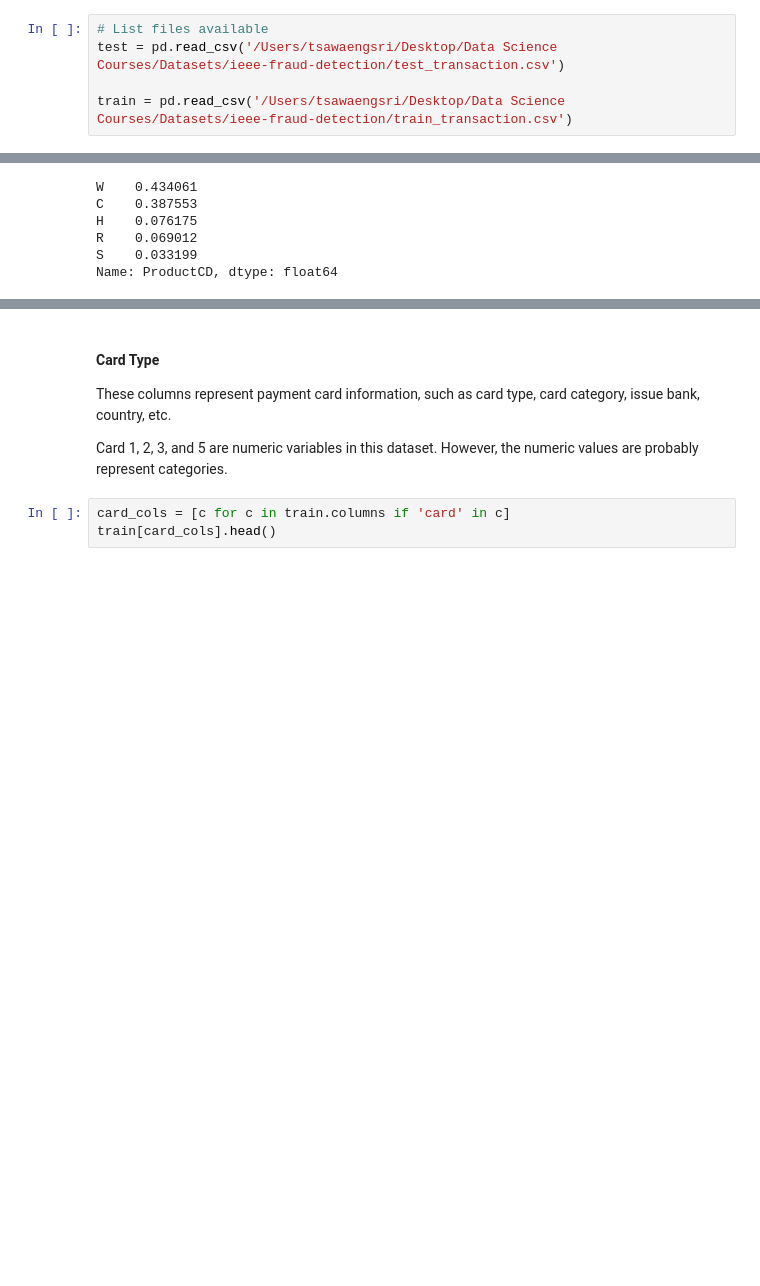
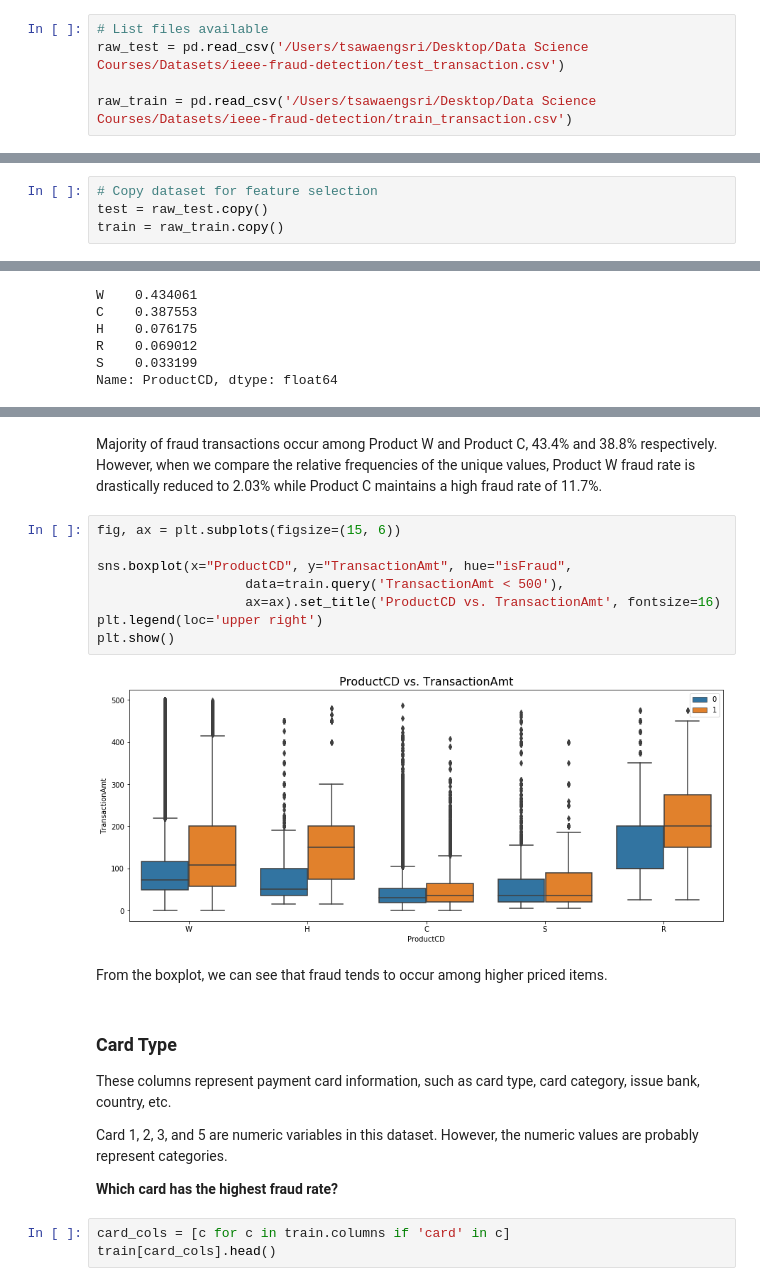
Before and after one commit to tsaw8/Thinkful_Project, a Jupyter notebook: Capstone: Supervised learning /IEEE-CIS Fraud Detection .ipynb, the cells around one changed output, grey strips where cells are left out. Cells and saved outputs as stored; diff of their text form; blank space fills up the shorter version.

Commit message:
Continue model selection

```diff
--- a/Capstone: Supervised learning /IEEE-CIS Fraud Detection .ipynb
+++ b/Capstone: Supervised learning /IEEE-CIS Fraud Detection .ipynb
@@ -72,8 +74,8 @@ from sqlalchemy import create_engine
 import warnings
 # %%
 # List files available
-test = pd.read_csv('/Users/tsawaengsri/Desktop/Data Science Courses/Datasets/ieee-fraud-detection/test_transaction.csv')
+raw_test = pd.read_csv('/Users/tsawaengsri/Desktop/Data Science Courses/Datasets/ieee-fraud-detection/test_transaction.csv')
 
-train = pd.read_csv('/Users/tsawaengsri/Desktop/Data Science Courses/Datasets/ieee-fraud-detection/train_transaction.csv')
+raw_train = pd.read_csv('/Users/tsawaengsri/Desktop/Data Science Courses/Datasets/ieee-fraud-detection/train_transaction.csv')
 # %%
 # Format column headings
@@ -86,6 +88,10 @@ Index(['transactionid', 'isfraud', 'transactiondt', 'transactionamt',
        'v330', 'v331', 'v332', 'v333', 'v334', 'v335', 'v336', 'v337', 'v338',
        'v339'],
       dtype='object', length=394)
+# %%
+# Copy dataset for feature selection
+test = raw_test.copy()
+train = raw_train.copy()
 # %%
 # Training data
 print('Training transaction data shape: ', train.shape)
@@ -380,8 +407,24 @@ Product C items cost less than other product code items.
+# %% [markdown]
+Majority of fraud transactions occur among Product W and Product C, 43.4% and 38.8% respectively. However, when we compare the relative frequencies of the unique values, Product W fraud rate is drastically reduced to 2.03% while Product C maintains a high fraud rate of 11.7%.
+# %%
+fig, ax = plt.subplots(figsize=(15, 6))
+
+sns.boxplot(x="ProductCD", y="TransactionAmt", hue="isFraud",
+                   data=train.query('TransactionAmt < 500'),
+                   ax=ax).set_title('ProductCD vs. TransactionAmt', fontsize=16)
+plt.legend(loc='upper right')
+plt.show()
+# %% [output]
+[figure, added]
+# %% [markdown]
+From the boxplot, we can see that fraud tends to occur among higher priced items.
 # %% [markdown]
-#### Card Type
+### Card Type
 These columns represent payment card information, such as card type, card category, issue bank, country, etc.
 
 Card 1, 2, 3, and 5 are numeric variables in this dataset. However, the numeric values are probably represent categories.
+
+__Which card has the highest fraud rate?__
 # %%
 card_cols = [c for c in train.columns if 'card' in c]
 train[card_cols].head()
```
Also changed, not shown: parts of 153 cells of this notebook, 1 other file.
